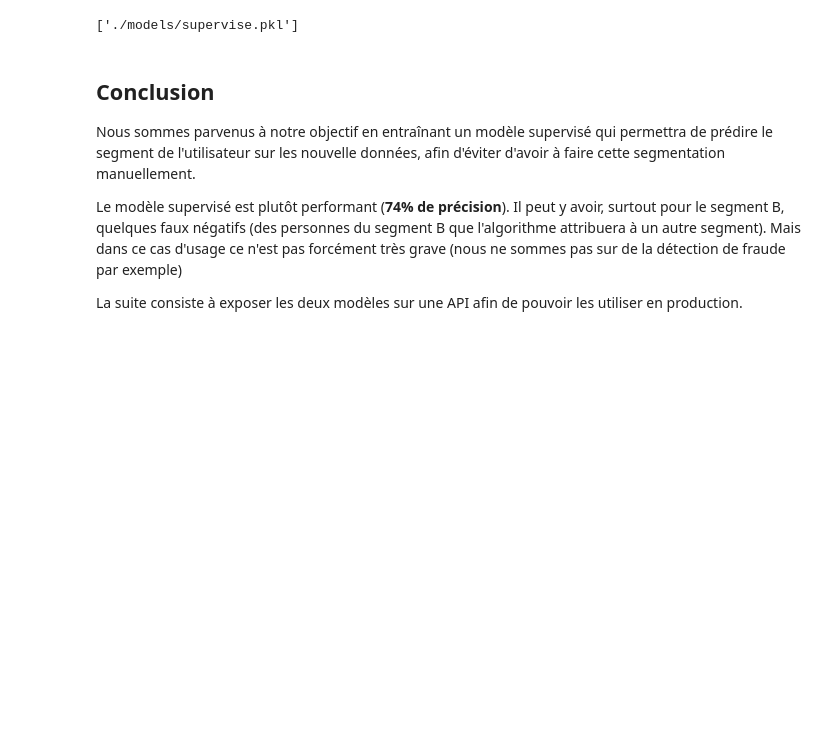
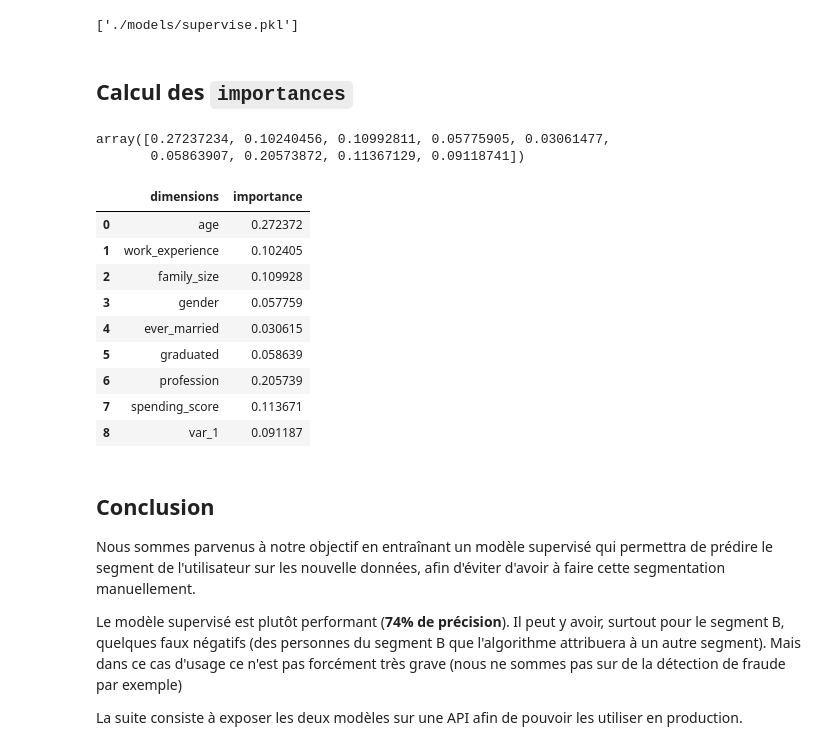
Before and after one commit to anthonybnl/projet-datascience, a Jupyter notebook: notebook-eda-models.ipynb, the cells around one changed output. Cells and saved outputs as stored; diff of their text form; code cells hidden in the pictures; blank space fills up the shorter version.

Commit message:
wip features importance

```diff
--- a/notebook-eda-models.ipynb
+++ b/notebook-eda-models.ipynb
@@ -778,6 +778,44 @@ L'`accuracy` (français : justesse) est le nombre d'évaluations correctes / le
 joblib.dump(pipeline_non_supervise, './models/supervise.pkl')
 # %% [output]
 ['./models/supervise.pkl']
+# %% [markdown]
+## Calcul des `importances`
+# %%
+from sklearn.inspection import permutation_importance
+
+result = permutation_importance(
+    pipeline_supervise,
+    X,
+    y,
+    n_repeats=10,
+    random_state=17,
+    n_jobs=-1
+)
+
+importances = result.importances_mean
+
+importances
+# %% [output]
+array([0.27237234, 0.10240456, 0.10992811, 0.05775905, 0.03061477,
+       0.05863907, 0.20573872, 0.11367129, 0.09118741])
+# %%
+df_importance = pd.DataFrame({
+    "dimensions": X.columns,
+    "importance": importances
+})
+
+df_importance
+# %% [output]
+|  | dimensions | importance |
+| 0 | age | 0.272372 |
+| 1 | work_experience | 0.102405 |
+| 2 | family_size | 0.109928 |
+| 3 | gender | 0.057759 |
+| 4 | ever_married | 0.030615 |
+| 5 | graduated | 0.058639 |
+| 6 | profession | 0.205739 |
+| 7 | spending_score | 0.113671 |
+| 8 | var_1 | 0.091187 |
 # %% [markdown]
 ## Conclusion
 
```
Also changed, not shown: parts of 2 cells of this notebook, 2 other files.
